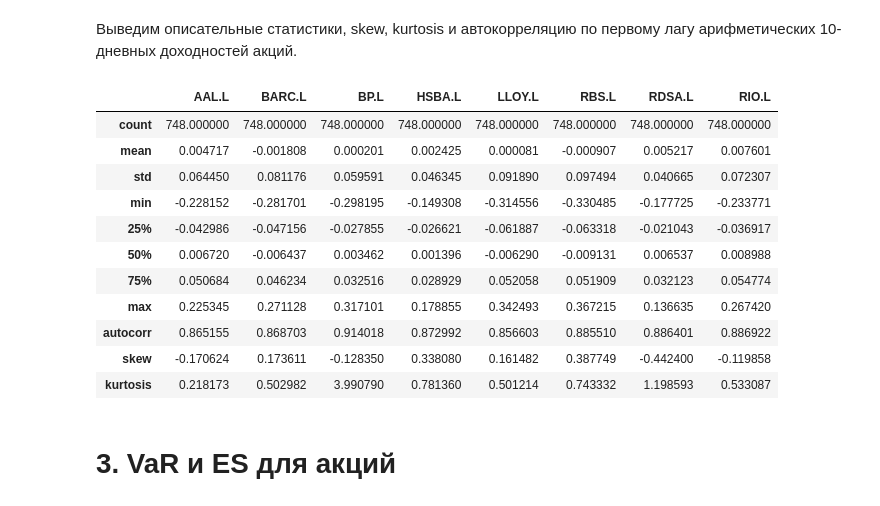
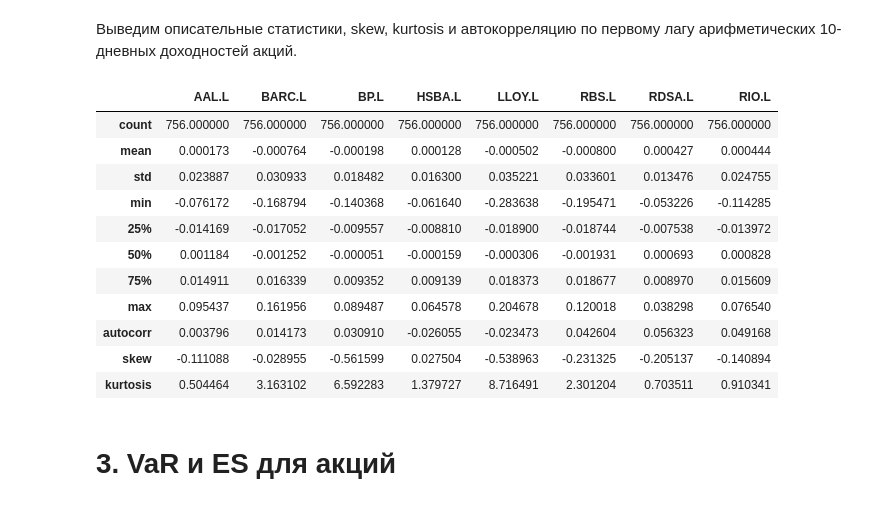
Before and after one commit to andrey-lukyanov/Risk-Management, a Jupyter notebook: RM_final.ipynb, the cells around one changed output. Cells and saved outputs as stored; diff of their text form; code cells hidden in the pictures.

```diff
--- a/RM_final.ipynb
+++ b/RM_final.ipynb
@@ -59,36 +61,42 @@ rates.head()
 from scipy.stats import skew
 from scipy.stats import kurtosis
 # %%
-description = day_10_returns.describe()
+def describe(df):
+    """
+    Print description of datafame with autocorrelation, skew and kurtosis
+    """
+    description = df.describe()
 
-colnames = list(day_10_returns.columns)
-autocorrelation = []
+    colnames = list(df.columns)
+    autocorrelation = []
 
-for colname in colnames:
-    autocorrelation.append(day_10_returns[colname].autocorr(lag = 1))
+    for colname in colnames:
+        autocorrelation.append(df[colname].autocorr(lag = 1))
 
-autocorr = pd.DataFrame([autocorrelation], columns = colnames, index=['autocorr'])
-skews = pd.DataFrame([skew(day_10_returns, axis = 0).tolist()], columns = colnames, index=['skew'])
-kurt = pd.DataFrame([kurtosis(day_10_returns, axis = 0).tolist()], columns = colnames, index=['kurtosis'])
+    autocorr = pd.DataFrame([autocorrelation], columns = colnames, index=['autocorr'])
+    skews = pd.DataFrame([skew(df, axis = 0).tolist()], columns = colnames, index=['skew'])
+    kurt = pd.DataFrame([kurtosis(df, axis = 0).tolist()], columns = colnames, index=['kurtosis'])
 
-description = description.append(autocorr)
-description = description.append(skews)
-description = description.append(kurt)
+    description = description.append(autocorr)
+    description = description.append(skews)
+    description = description.append(kurt)
+
+    return description
-# %%
-description
-# %% [output]
-|  | AAL.L | BARC.L | BP.L | HSBA.L | LLOY.L | RBS.L | RDSA.L | RIO.L |
-| count | 748.000000 | 748.000000 | 748.000000 | 748.000000 | 748.000000 | 748.000000 | 748.000000 | 748.000000 |
-| mean | 0.004717 | -0.001808 | 0.000201 | 0.002425 | 0.000081 | -0.000907 | 0.005217 | 0.007601 |
-| std | 0.064450 | 0.081176 | 0.059591 | 0.046345 | 0.091890 | 0.097494 | 0.040665 | 0.072307 |
-| min | -0.228152 | -0.281701 | -0.298195 | -0.149308 | -0.314556 | -0.330485 | -0.177725 | -0.233771 |
-| 25% | -0.042986 | -0.047156 | -0.027855 | -0.026621 | -0.061887 | -0.063318 | -0.021043 | -0.036917 |
-| 50% | 0.006720 | -0.006437 | 0.003462 | 0.001396 | -0.006290 | -0.009131 | 0.006537 | 0.008988 |
-| 75% | 0.050684 | 0.046234 | 0.032516 | 0.028929 | 0.052058 | 0.051909 | 0.032123 | 0.054774 |
-| max | 0.225345 | 0.271128 | 0.317101 | 0.178855 | 0.342493 | 0.367215 | 0.136635 | 0.267420 |
-| autocorr | 0.865155 | 0.868703 | 0.914018 | 0.872992 | 0.856603 | 0.885510 | 0.886401 | 0.886922 |
-| skew | -0.170624 | 0.173611 | -0.128350 | 0.338080 | 0.161482 | 0.387749 | -0.442400 | -0.119858 |
-| kurtosis | 0.218173 | 0.502982 | 3.990790 | 0.781360 | 0.501214 | 0.743332 | 1.198593 | 0.533087 |
+# %%
+describe(daily_log_returns)
+# %% [output]
+|  | AAL.L | BARC.L | BP.L | HSBA.L | LLOY.L | RBS.L | RDSA.L | RIO.L |
+| count | 756.000000 | 756.000000 | 756.000000 | 756.000000 | 756.000000 | 756.000000 | 756.000000 | 756.000000 |
+| mean | 0.000173 | -0.000764 | -0.000198 | 0.000128 | -0.000502 | -0.000800 | 0.000427 | 0.000444 |
+| std | 0.023887 | 0.030933 | 0.018482 | 0.016300 | 0.035221 | 0.033601 | 0.013476 | 0.024755 |
+| min | -0.076172 | -0.168794 | -0.140368 | -0.061640 | -0.283638 | -0.195471 | -0.053226 | -0.114285 |
+| 25% | -0.014169 | -0.017052 | -0.009557 | -0.008810 | -0.018900 | -0.018744 | -0.007538 | -0.013972 |
+| 50% | 0.001184 | -0.001252 | -0.000051 | -0.000159 | -0.000306 | -0.001931 | 0.000693 | 0.000828 |
+| 75% | 0.014911 | 0.016339 | 0.009352 | 0.009139 | 0.018373 | 0.018677 | 0.008970 | 0.015609 |
+| max | 0.095437 | 0.161956 | 0.089487 | 0.064578 | 0.204678 | 0.120018 | 0.038298 | 0.076540 |
+| autocorr | 0.003796 | 0.014173 | 0.030910 | -0.026055 | -0.023473 | 0.042604 | 0.056323 | 0.049168 |
+| skew | -0.111088 | -0.028955 | -0.561599 | 0.027504 | -0.538963 | -0.231325 | -0.205137 | -0.140894 |
+| kurtosis | 0.504464 | 3.163102 | 6.592283 | 1.379727 | 8.716491 | 2.301204 | 0.703511 | 0.910341 |
 # %% [markdown]
 # 3. VaR и ES для акций
 # %% [markdown]
```
Also changed, not shown: parts of 20 cells of this notebook.
